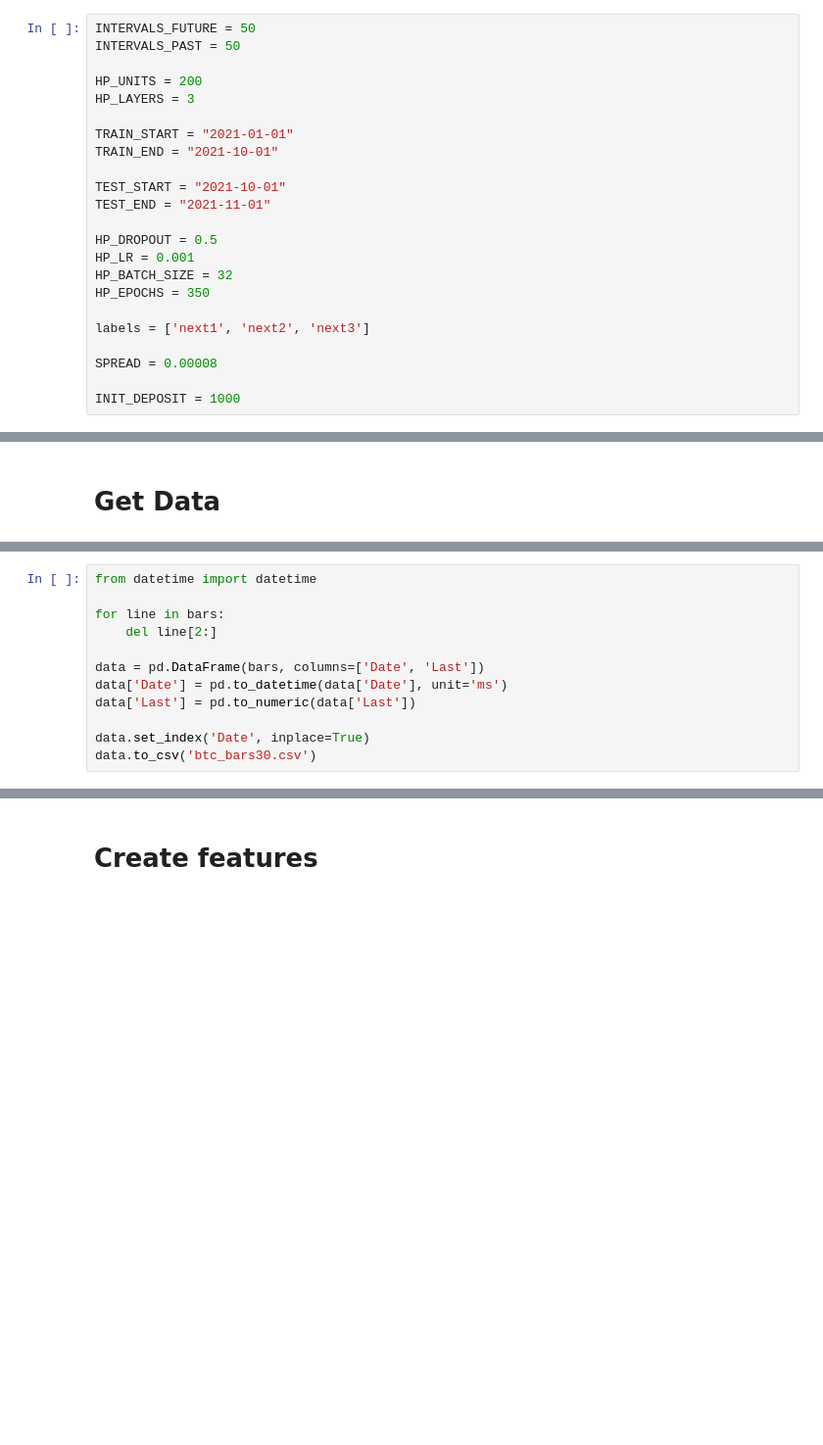
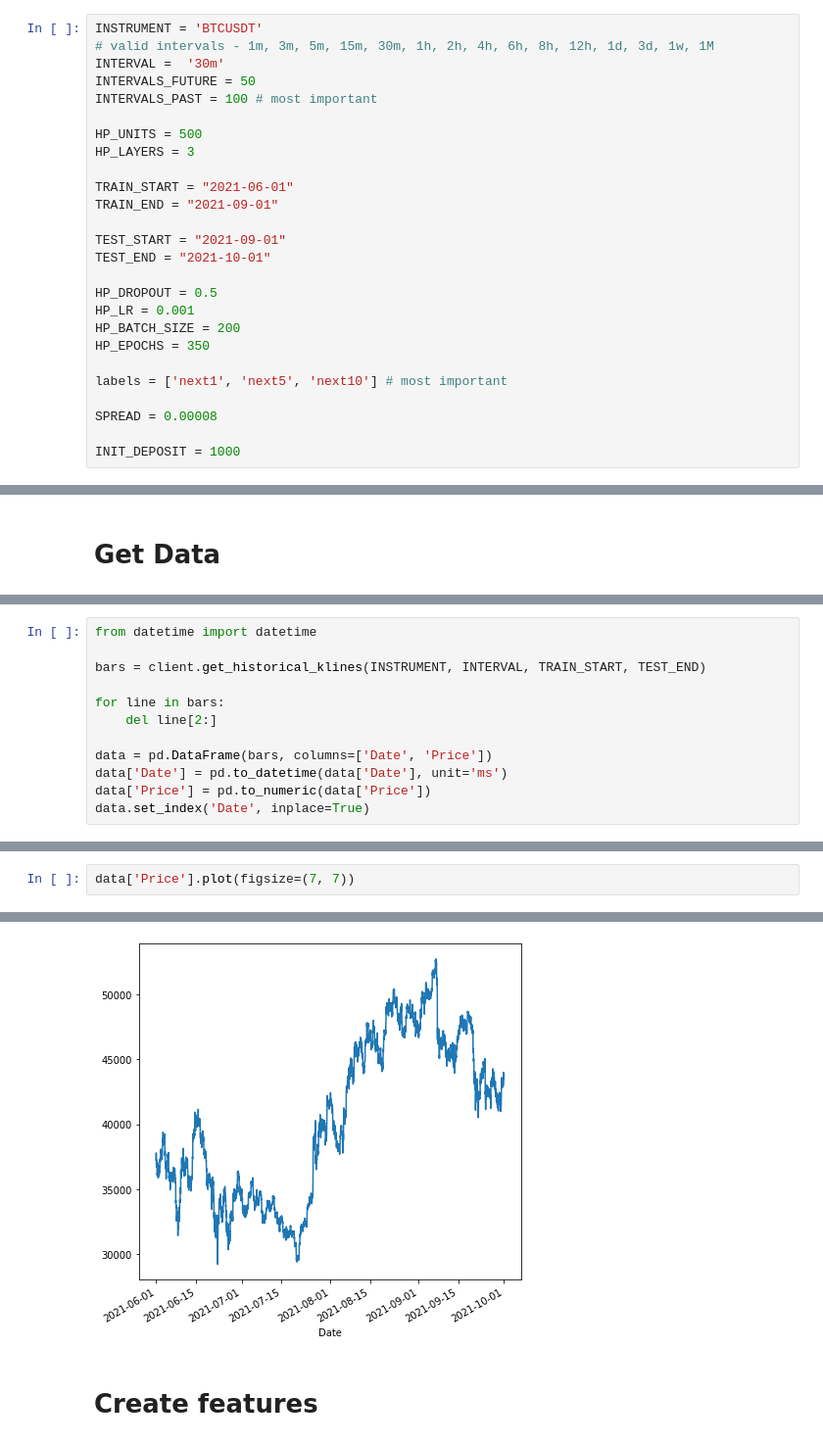
Before and after one commit to avramis92/ML-Price-Prediction, a Jupyter notebook: ML.ipynb, the cells around one changed output, grey strips where cells are left out. Shown at 98% size. Cells and saved outputs as stored; diff of their text form; blank space fills up the shorter version.

```diff
--- a/ML.ipynb
+++ b/ML.ipynb
@@ -1,24 +1,27 @@
 # %% [markdown]
 # Hyper parameters
 # %%
+INSTRUMENT = 'BTCUSDT'
+# valid intervals - 1m, 3m, 5m, 15m, 30m, 1h, 2h, 4h, 6h, 8h, 12h, 1d, 3d, 1w, 1M
+INTERVAL =  '30m'
 INTERVALS_FUTURE = 50
-INTERVALS_PAST = 50
+INTERVALS_PAST = 100 # most important
 
-HP_UNITS = 200
+HP_UNITS = 500
 HP_LAYERS = 3
 
-TRAIN_START = "2021-01-01"
-TRAIN_END = "2021-10-01"
+TRAIN_START = "2021-06-01"
+TRAIN_END = "2021-09-01"
 
-TEST_START = "2021-10-01"
-TEST_END = "2021-11-01"
+TEST_START = "2021-09-01"
+TEST_END = "2021-10-01"
 
 HP_DROPOUT = 0.5
 HP_LR = 0.001
-HP_BATCH_SIZE = 32
+HP_BATCH_SIZE = 200
 HP_EPOCHS = 350
 
-labels = ['next1', 'next2', 'next3']
+labels = ['next1', 'next5', 'next10'] # most important
 
 SPREAD = 0.00008
 
@@ -57,12 +46,12 @@ bars = client.get_historical_klines('BTCUSDT', '30m',  "2021-01-01", "2021-11-01
 # %%
 from datetime import datetime
+
+bars = client.get_historical_klines(INSTRUMENT, INTERVAL, TRAIN_START, TEST_END)
 
 for line in bars:
     del line[2:]
 
-data = pd.DataFrame(bars, columns=['Date', 'Last'])
+data = pd.DataFrame(bars, columns=['Date', 'Price'])
 data['Date'] = pd.to_datetime(data['Date'], unit='ms')
-data['Last'] = pd.to_numeric(data['Last'])
-
+data['Price'] = pd.to_numeric(data['Price'])
 data.set_index('Date', inplace=True)
-data.to_csv('btc_bars30.csv')
@@ -91,0 +58,3 @@ data['Last'].plot(figsize=(15, 10))
+# %%
+data['Price'].plot(figsize=(7, 7))
+# %% [output]
@@ -92,3 +62,4 @@ data['Last'].plot(figsize=(15, 10))
+[figure, added]
 # %% [markdown]
 # Create features
 # %%
```
Also changed, not shown: parts of 59 cells of this notebook.
